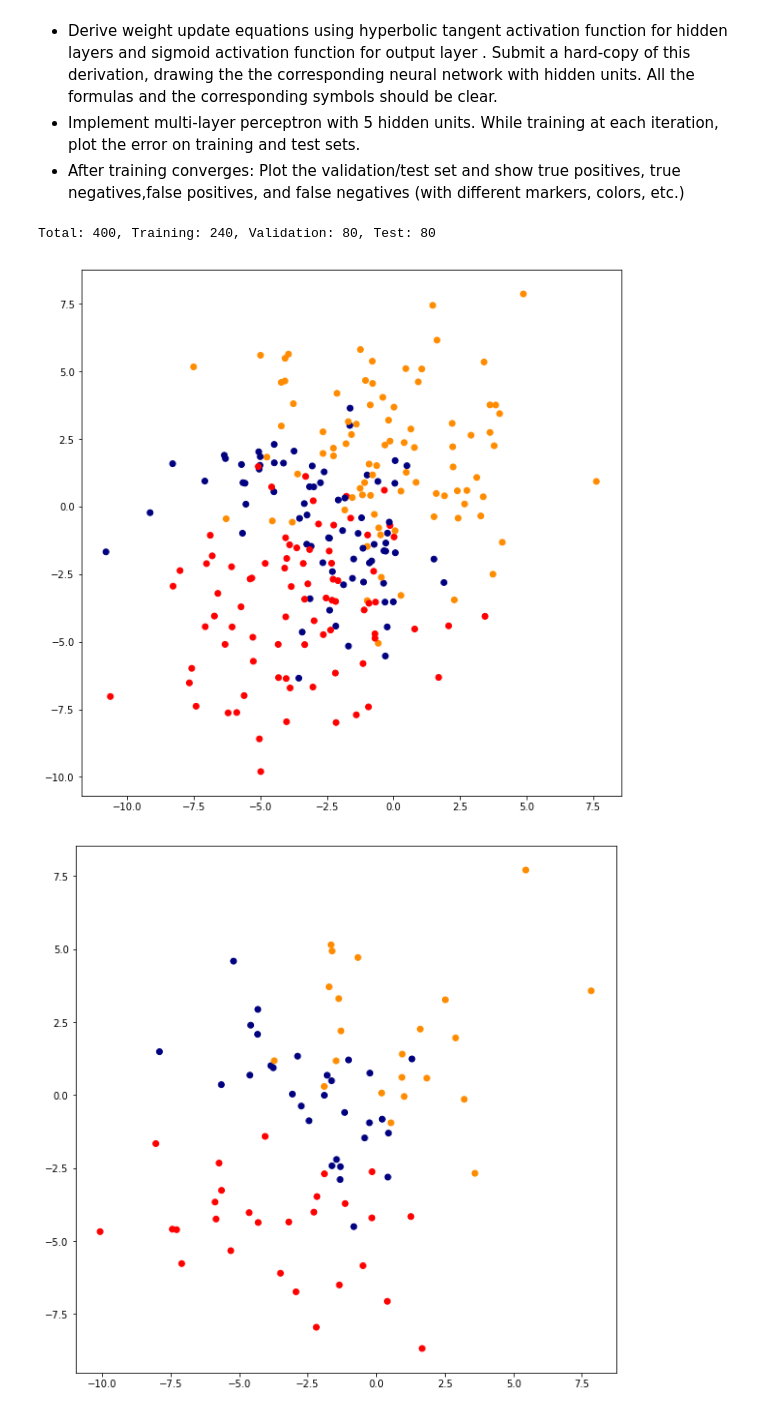
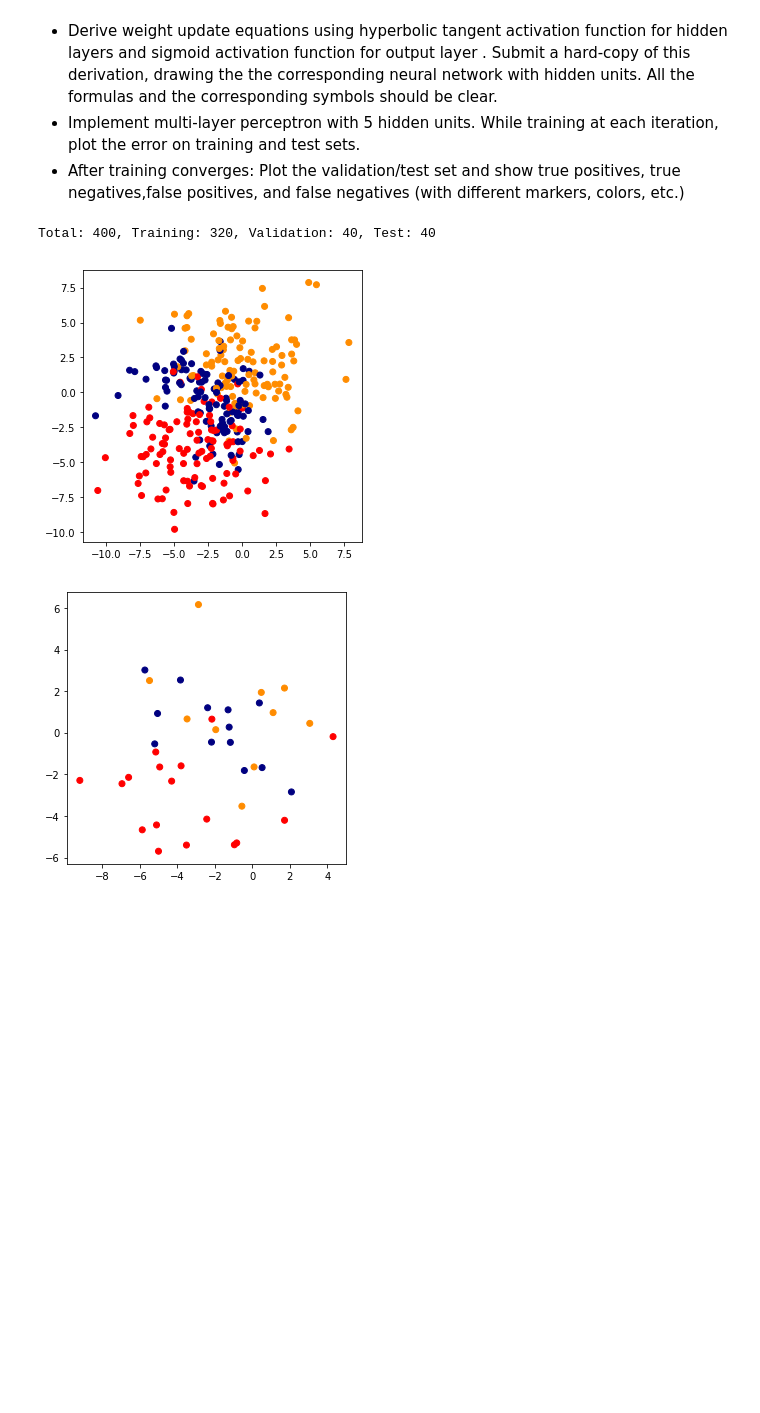
Before and after one commit to nazmicancalik/ml, a Jupyter notebook: 3/2014400207.ipynb, the cells around one changed output. Drawn from its saved outputs; the diff is of its cells as text; code cells hidden in the pictures; blank space fills up the shorter version.

Commit message:
finished plotting and training

```diff
--- a/3/2014400207.ipynb
+++ b/3/2014400207.ipynb
@@ -16,8 +16,7 @@ import matplotlib.pyplot as plt
 - Implement multi-layer perceptron with 5 hidden units. While training at each iteration, plot the error on training and test sets.
 - After training converges: Plot the validation/test set and show true positives, true negatives,false positives, and false negatives (with different markers, colors, etc.)
 # %%
-percentages = [60,20,20]
-LIKELIHOOD_THRESHOLD = 1e-2
+percentages = [80,10,10]
 
 COLORS = ['darkorange','navy','red']
 def read_data():
@@ -25,34 +24,34 @@ def read_data():
     with open('points2d.dat') as fp:
         for line in fp:
             raw = line.split()
             converted = [float(raw[0]),float(raw[1]),int(raw[2])]
             data.append(converted)
     return np.array(data)
 
 def split_data(data):
     first_seperator = (int)(percentages[0]*len(data)/100.0)
     second_seperator = (int)((percentages[0]+percentages[1])*len(data)/100.0)
 
     training_data = data[0:first_seperator]
     validation_data = data[first_seperator:second_seperator]
     test_data = data[second_seperator:]
 
     return training_data,validation_data,test_data
 
 def plot_data(data):
-    fig, axs = plt.subplots(1, figsize=(10, 10))
+    fig, axs = plt.subplots(1, figsize=(5, 5))
     axs.scatter(data[:,0], data[:,1], c=data[:,2], cmap=matplotlib.colors.ListedColormap(COLORS))
     plt.show()
 
 data = read_data()
 training, validation, test = split_data(data)
 
 print("Total: %s, Training: %s, Validation: %s, Test: %s " %(len(data),len(training),len(validation),len(test)))
 
 plot_data(training)
 plot_data(validation)
 plot_data(test)
 # %% [output]
-Total: 400, Training: 240, Validation: 80, Test: 80
+Total: 400, Training: 320, Validation: 40, Test: 40
-[figure, old version]
+[figure, new version]
-[figure, old version]
+[figure, new version]
```
Also changed, not shown: parts of 4 cells of this notebook.
